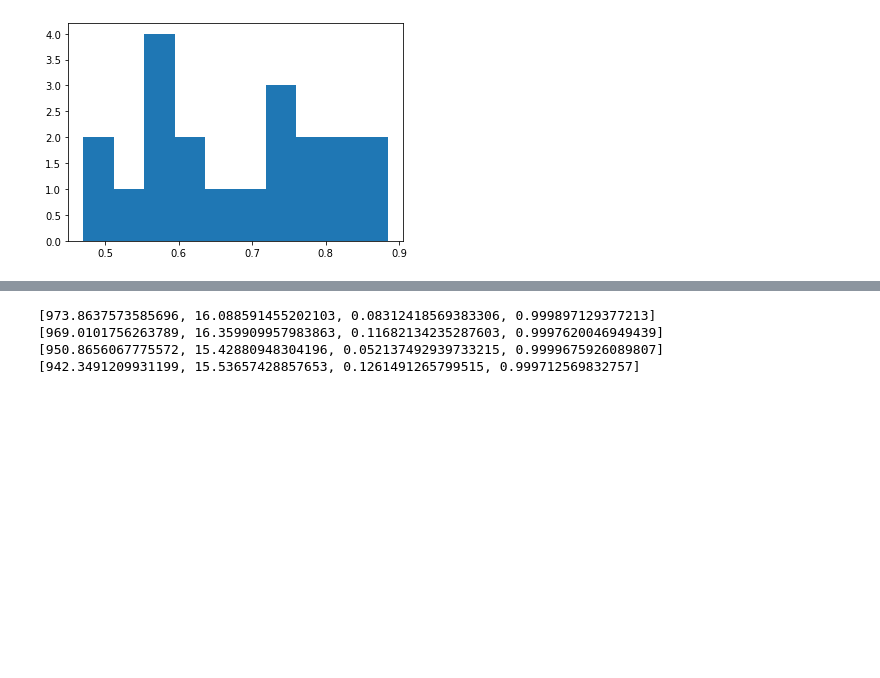
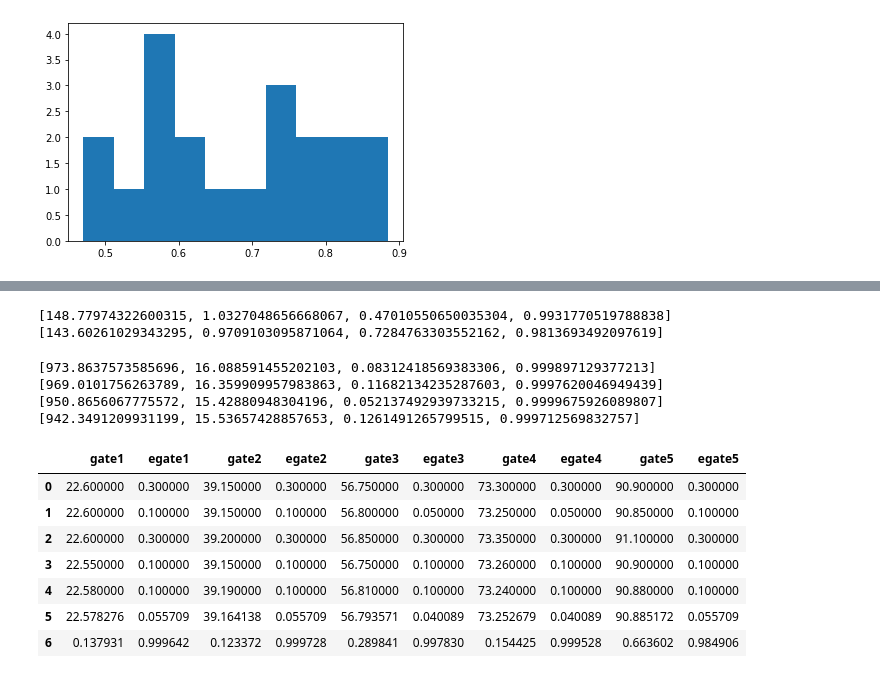
Before and after one commit to akjoelhede/Appstatgang_tornado, a Jupyter notebook: Incline datatreatment/Incline datatreatment_Morten-checkpoint.ipynb, the cells around one changed output, grey strips where cells are left out. Drawn from its saved outputs; the diff is of its cells as text; code cells hidden in the pictures; blank space fills up the shorter version.

```diff
--- a/Incline datatreatment/Incline datatreatment_Morten-checkpoint.ipynb
+++ b/Incline datatreatment/Incline datatreatment_Morten-checkpoint.ipynb
@@ -536,0 +532,26 @@ g_sp_s, eg_sp_s, fill, fill = w_mean(np.array(glist)[15:20], np.array(eglist)[15
+# %%
+egacclist = np.array(egacclist)
+egthetalist = np.array(egthetalist)
+egballlist = np.array(egballlist)
+egraillist = np.array(egraillist)
+eacclist = np.array(eacclist)
+acclist = np.array(acclist)
+
+#print(mean(egraillist))
+#print(mean(egballlist[:5]))
+#print(mean(egballlist[10:15]))
+#print(mean(egballlist[5:10]))
+#print(mean(egballlist[15:20]))
+#print(mean(egthetalist[:10]))
+#print(mean(egthetalist[10:20]))
+#print(mean(egacclist[:5]))
+#print(mean(egacclist[5:10]))
+#print(mean(egacclist[10:15]))
+#print(mean(egacclist[15:20]))
+print(w_mean(acclist[:5], eacclist[:5]))
+print(w_mean(acclist[5:10], eacclist[5:10]))
+#print(w_mean(acclist[10:15], eacclist[10:15]))
+#print(w_mean(acclist[15:20], eacclist[15:20]))
+# %% [output]
+[148.77974322600315, 1.0327048656668067, 0.47010550650035304, 0.9931770519788838]
+[143.60261029343295, 0.9709103095871064, 0.7284763303552162, 0.9813693492097619]
@@ -544,3 +570,14 @@ print(w_mean(np.array(glist)[15:20], np.array(eglist)[15:20]))
 [969.0101756263789, 16.359909957983863, 0.11682134235287603, 0.9997620046949439]
 [950.8656067775572, 15.42880948304196, 0.052137492939733215, 0.9999675926089807]
 [942.3491209931199, 15.53657428857653, 0.1261491265799515, 0.999712569832757]
+# %%
+D_sensor
+# %% [output]
+|  | gate1 | egate1 | gate2 | egate2 | gate3 | egate3 | gate4 | egate4 | gate5 | egate5 |
+| 0 | 22.600000 | 0.300000 | 39.150000 | 0.300000 | 56.750000 | 0.300000 | 73.300000 | 0.300000 | 90.900000 | 0.300000 |
+| 1 | 22.600000 | 0.100000 | 39.150000 | 0.100000 | 56.800000 | 0.050000 | 73.250000 | 0.050000 | 90.850000 | 0.100000 |
+| 2 | 22.600000 | 0.300000 | 39.200000 | 0.300000 | 56.850000 | 0.300000 | 73.350000 | 0.300000 | 91.100000 | 0.300000 |
+| 3 | 22.550000 | 0.100000 | 39.150000 | 0.100000 | 56.750000 | 0.100000 | 73.260000 | 0.100000 | 90.900000 | 0.100000 |
+| 4 | 22.580000 | 0.100000 | 39.190000 | 0.100000 | 56.810000 | 0.100000 | 73.240000 | 0.100000 | 90.880000 | 0.100000 |
+| 5 | 22.578276 | 0.055709 | 39.164138 | 0.055709 | 56.793571 | 0.040089 | 73.252679 | 0.040089 | 90.885172 | 0.055709 |
+| 6 | 0.137931 | 0.999642 | 0.123372 | 0.999728 | 0.289841 | 0.997830 | 0.154425 | 0.999528 | 0.663602 | 0.984906 |
```
Also changed, not shown: parts of 6 cells of this notebook, 1 other file.
